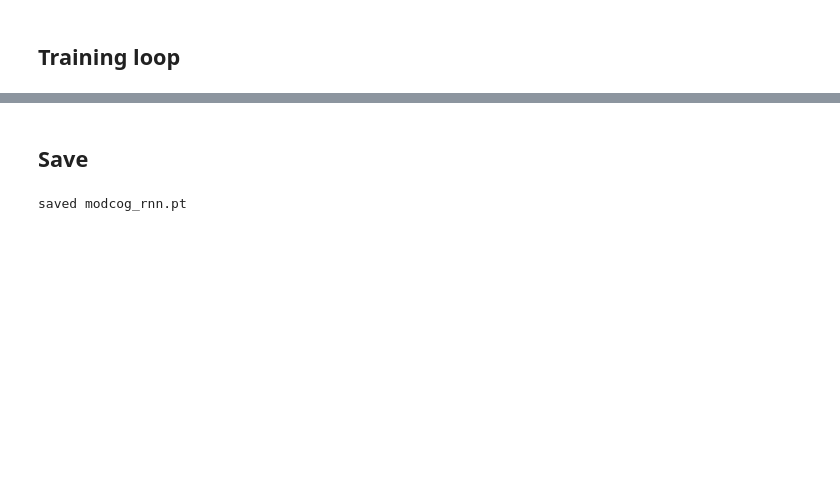
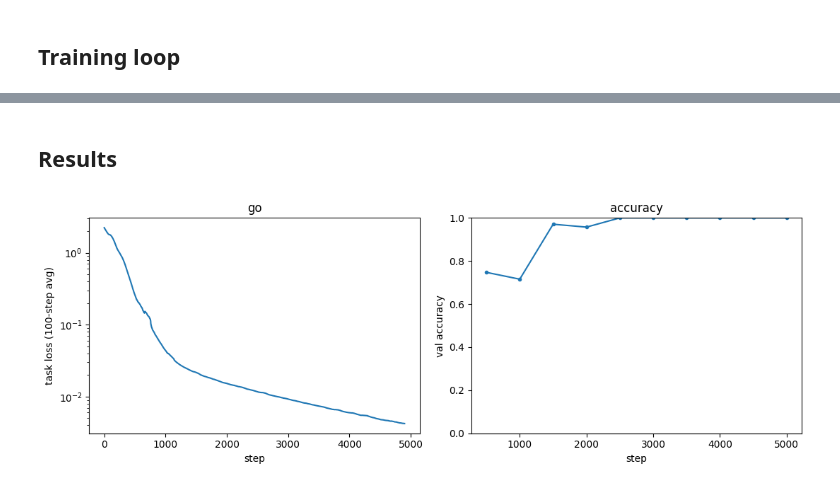
Before and after one commit to clewis7/mech-interp-sandbox, a Jupyter notebook: modcog-rnn/train_modcog_rnn.ipynb, the cells around one changed output, grey strips where cells are left out. Cells and saved outputs as stored; diff of their text form; code cells hidden in the pictures; blank space fills up the shorter version.

Commit message:
fixing task based rnn

```diff
--- a/modcog-rnn/train_modcog_rnn.ipynb
+++ b/modcog-rnn/train_modcog_rnn.ipynb
@@ -282,26 +177,0 @@ mean acc 0.802
-# %%
-hidden, lens, task = probe_hidden()
-valid = torch.arange(t_max, device=DEVICE)[None] < lens[:, None]
-unit = hidden / hidden.norm(dim=-1, keepdim=True).clamp_min(1e-8)
-
-lab = labels[probe_idx]
-resp = lab > 0
-step_angle = (lab - 1).float() * 2 * torch.pi / bank["n_ring"]
-
-# fit the direction plane on response steps: h -> (cos theta, sin theta)
-h_resp = unit[resp]
-ang_resp = step_angle[resp]
-target = torch.stack([torch.cos(ang_resp), torch.sin(ang_resp)], dim=1)
-w = torch.linalg.lstsq(h_resp, target).solution          # (n_hidden, 2)
-q, _ = torch.linalg.qr(w)                                # orthonormal plane
-
-fit = h_resp @ w
-r2 = 1 - ((target - fit) ** 2).sum() / ((target - target.mean(0)) ** 2).sum()
-proj = (unit @ q).cpu().numpy()                          # (P, T, 2)
-
-print(f"R^2 {r2.item():.3f}")
-for e, name in enumerate(extension_names):
-    m = resp & (extension[probe_idx] == e)[:, None]
-    f = unit[m] @ w
-    t = torch.stack([torch.cos(step_angle[m]), torch.sin(step_angle[m])], dim=1)
-    print(f"  {name}: R^2 {1 - ((t - f) ** 2).sum() / ((t - t.mean(0)) ** 2).sum():.3f}")
@@ -357,21 +178,19 @@ plt.tight_layout()
-# %% [markdown]
-## Save
-# %%
-torch.save(
-    {
-        "model": model.state_dict(),
-        "config": {
-            "n_in": n_in, "n_hidden": N_HIDDEN, "n_out": n_out, "alpha": alpha,
-            "sigma_rec": SIGMA_REC, "activation": ACTIVATION,
-        },
-        "val_idx": val_idx.cpu(),
-        "probe_idx": probe_idx.cpu(),
-        "loss_hist": loss_hist.cpu(),
-        "acc_hist": torch.stack(acc_hist).cpu(),
-        "eval_steps": eval_steps,
-    },
-    CKPT_PATH,
-)
-print("saved", CKPT_PATH)
-# %% [output]
-saved modcog_rnn.pt
+# %% [markdown]
+## Results
+# %%
+loss_np = loss_hist.cpu().numpy()
+acc_np = torch.stack(acc_hist).cpu().numpy()
+
+w = min(100, max(1, len(loss_np) // 20))
+smooth = np.convolve(loss_np, np.ones(w) / w, mode="valid")
+
+fig, axes = plt.subplots(1, 2, figsize=(11, 4))
+axes[0].plot(smooth)
+axes[0].set_yscale("log")
+axes[0].set(xlabel="step", ylabel=f"task loss ({w}-step avg)", title=TASK)
+
+axes[1].plot(eval_steps, acc_np, marker="o", ms=3)
+axes[1].set(xlabel="step", ylabel="val accuracy", ylim=(0, 1), title="accuracy")
+plt.tight_layout()
+# %% [output]
+[figure, added]
```
Also changed, not shown: parts of 24 cells of this notebook, 13 other files.
